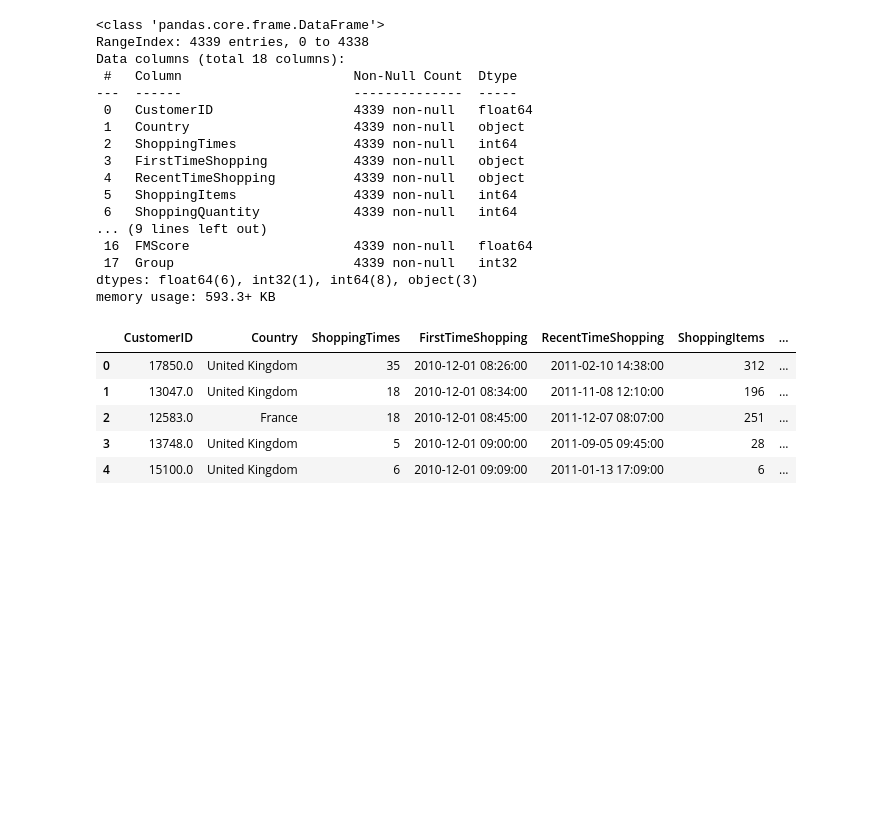
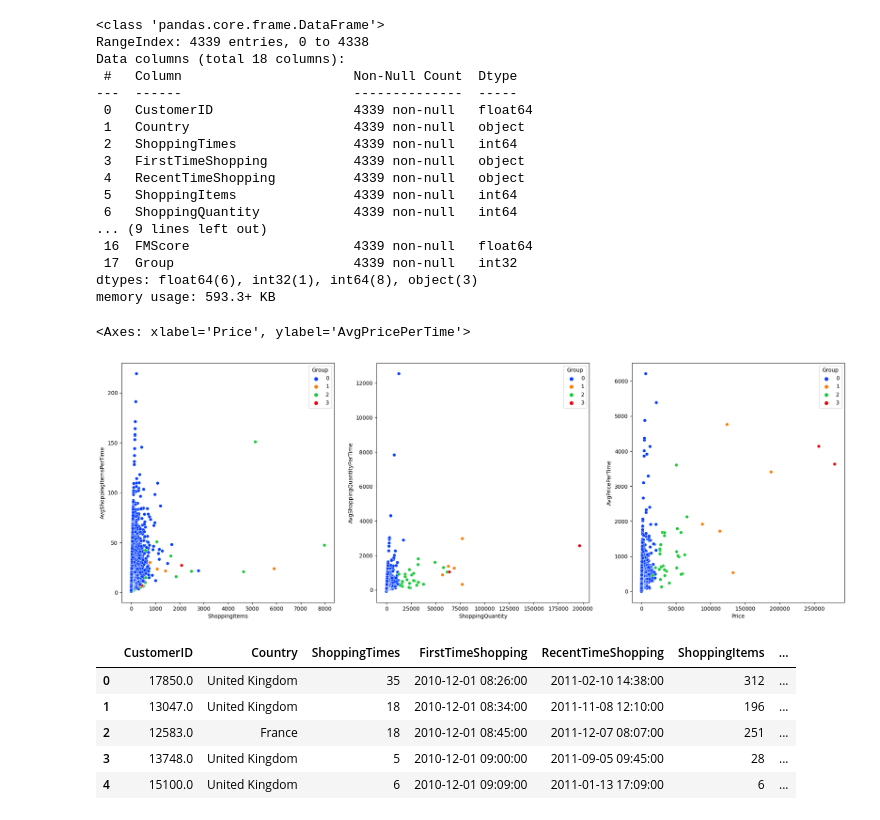
Before and after one commit to Komsan-Kongwongsupak/customers-segmentation, a Jupyter notebook: customers-segmentation.ipynb, the cells around one changed output. Cells and saved outputs as stored; diff of their text form; code cells hidden in the pictures; blank space fills up the shorter version.

```diff
--- a/customers-segmentation.ipynb
+++ b/customers-segmentation.ipynb
@@ -531,6 +531,14 @@ Data columns (total 18 columns):
  17  Group                       4339 non-null   int32
 dtypes: float64(6), int32(1), int64(8), object(3)
 memory usage: 593.3+ KB
+# %%
+figure, axes = plt.subplots(1, 3, figsize=(24, 8))
+sns.scatterplot(ax=axes[0], data=df_customer, x='ShoppingItems', y='AvgShoppingItemsPerTime', hue='Group', palette='bright')
+sns.scatterplot(ax=axes[1], data=df_customer, x='ShoppingQuantity', y='AvgShoppingQuantityPerTime', hue='Group', palette='bright')
+sns.scatterplot(ax=axes[2], data=df_customer, x='Price', y='AvgPricePerTime', hue='Group', palette='bright')
+# %% [output]
+<Axes: xlabel='Price', ylabel='AvgPricePerTime'>
+[figure, added]
 # %%
 df_customer.to_csv(os.path.join(file_path, 'customer_clean_clustered.csv'), index=False)
 df_customer = pd.read_csv(os.path.join(file_path, 'customer_clean_clustered.csv'), encoding = "ISO-8859-1")
```
Also changed, not shown: parts of 2 cells of this notebook.
